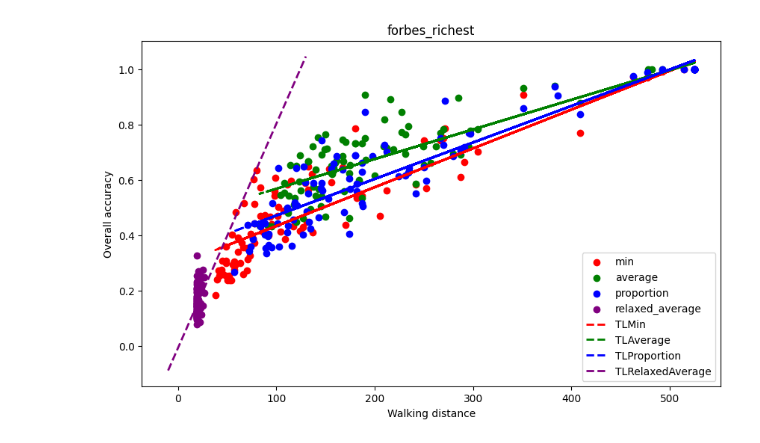
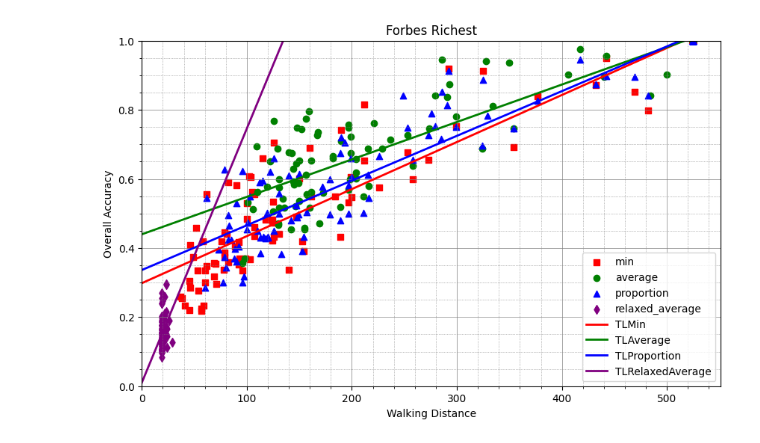
Before and after one commit to SadehYuval/MiniProjectDataManagment, a Jupyter notebook: MiniProjectDataManagment.ipynb, the cells around one changed output. Saved outputs shown, nothing was run; the diff lists cells and outputs as text; code cells hidden in the pictures.

Commit message:
algorithm_2 experiments done aswell

```diff
--- a/MiniProjectDataManagment.ipynb
+++ b/MiniProjectDataManagment.ipynb
@@ -205,7 +206,8 @@ items_list = [
 ]
 
 # algorithm_2(items, K, N, num_categories, lower_constraints, upper_constraints, items_per_category)
-output = algorithm_3(items_list, 3, 12, 2, [1, 1], [2, 2], [6, 6])
+output1 = algorithm_3(items_list, 3, 12, 2, [1, 1], [2, 2], [6, 6])
+output = output1[0]
 for item in output:
   print(item.score)
 # %% [output]
@@ -454,47 +394,61 @@ Ellison S. Onizuka
 # %%
 import matplotlib.pyplot as plt
 import numpy as np
-# Create a plot
-x = np.linspace(100, 350, 20)
-y = np.linspace(0.0, 1.0, 20)
 
 # Create a plot
 plt.figure(figsize=(10, 6))
 
-# Plot each trend line
-plt.scatter(walking_distance_min, accuracy_axis_y_min, label='min', color='red')
-plt.scatter(walking_distance_average, accuracy_axis_y_average, label='average', color='green')
-plt.scatter(walking_distance_proportion, accuracy_axis_y_proportion, label='proportion', color='blue')
-plt.scatter(walking_distance_relaxed_average, accuracy_axis_y_relaxed_average, label='relaxed_average', color='purple')
+# Plot each scatter plot with different shapes
+plt.scatter(walking_distance_min, accuracy_axis_y_min, label='min', color='red', marker='s')
+plt.scatter(walking_distance_average, accuracy_axis_y_average, label='average', color='green', marker='o')
+plt.scatter(walking_distance_proportion, accuracy_axis_y_proportion, label='proportion', color='blue', marker='^')
+plt.scatter(walking_distance_relaxed_average, accuracy_axis_y_relaxed_average, label='relaxed_average', color='purple', marker='d')
 
+# Plot trend lines
 coefficients_min = np.polyfit(walking_distance_min, accuracy_axis_y_min, 1)
-trend_line = np.poly1d(coefficients_min)
-plt.plot(walking_distance_min, trend_line(walking_distance_min), label='TLMin', color='red', linestyle='--', linewidth=2)
+trend_line_min = np.poly1d(coefficients_min)
+x_range_min = np.linspace(0, max(walking_distance_min), 2)
+plt.plot(x_range_min, trend_line_min(x_range_min), label='TLMin', color='red', linewidth=2)
+
 coefficients_average = np.polyfit(walking_distance_average, accuracy_axis_y_average, 1)
-trend_line = np.poly1d(coefficients_average)
-plt.plot(walking_distance_average, trend_line(walking_distance_average), label='TLAverage', color='green', linestyle='--', linewidth=2)
+trend_line_average = np.poly1d(coefficients_average)
+x_range_average = np.linspace(0, max(walking_distance_average), 2)
+plt.plot(x_range_average, trend_line_average(x_range_average), label='TLAverage', color='green', linewidth=2)
+
 coefficients_proportion = np.polyfit(walking_distance_proportion, accuracy_axis_y_proportion, 1)
-trend_line = np.poly1d(coefficients_proportion)
-plt.plot(walking_distance_proportion, trend_line(walking_distance_proportion), label='TLProportion', color='blue', linestyle='--', linewidth=2)
+trend_line_proportion = np.poly1d(coefficients_proportion)
+x_range_proportion = np.linspace(0, max(walking_distance_proportion), 2)
+plt.plot(x_range_proportion, trend_line_proportion(x_range_proportion), label='TLProportion', color='blue', linewidth=2)
 
+coefficients_relaxed_average = np.polyfit(walking_distance_relaxed_average, accuracy_axis_y_relaxed_average, 1)
+trend_line_relaxed_average = np.poly1d(coefficients_relaxed_average)
+# Adjust x_range to extend to y=1
+x_range_relaxed_average = np.linspace(0, (1 - trend_line_relaxed_average[0]) / coefficients_relaxed_average[0], 2)
+plt.plot(x_range_relaxed_average, trend_line_relaxed_average(x_range_relaxed_average), label='TLRelaxedAverage', color='purple', linewidth=2)
 
-# plt.plot(coefficients_relaxed_average, np.ploy1d)
-coefficients_relaxed_average = np.polyfit(walking_distance_relaxed_average, accuracy_axis_y_relaxed_average, 1)
-trend_line = np.poly1d(coefficients_relaxed_average)
-x_range = np.linspace(min(coefficients_relaxed_average), max(coefficients_relaxed_average) + 130, 2)
-plt.plot(x_range, trend_line(x_range), label='TLRelaxedAverage', color='purple', linestyle='--', linewidth=2)
+# Customize grid
+plt.grid(True, which='both', linestyle='-', linewidth=0.5, color='gray')
+plt.minorticks_on()
+plt.grid(which='minor', linestyle=':', linewidth=0.5, color='gray')
 
+# Set the x-axis and y-axis division
+plt.xticks(np.arange(0, 501, 100))
+plt.yticks(np.arange(0, 1.2, 0.2))
 
-
+# Set the x-axis to start at 0 and y-axis to max at 1
+plt.xlim(left=0)
+plt.ylim(top=1)
+plt.ylim(bottom=0)
 
 # Add title and labels
-plt.title('forbes_richest')
-plt.xlabel('Walking distance')
-plt.ylabel('Overall accuracy')
+plt.title('Forbes Richest')
+plt.xlabel('Walking Distance')
+plt.ylabel('Overall Accuracy')
+
 # Add a legend
 plt.legend()
 
 # Show the plot
 plt.show()
 # %% [output]
-[figure, old version]
+[figure, new version]
```
Also changed, not shown: parts of 12 cells of this notebook.
